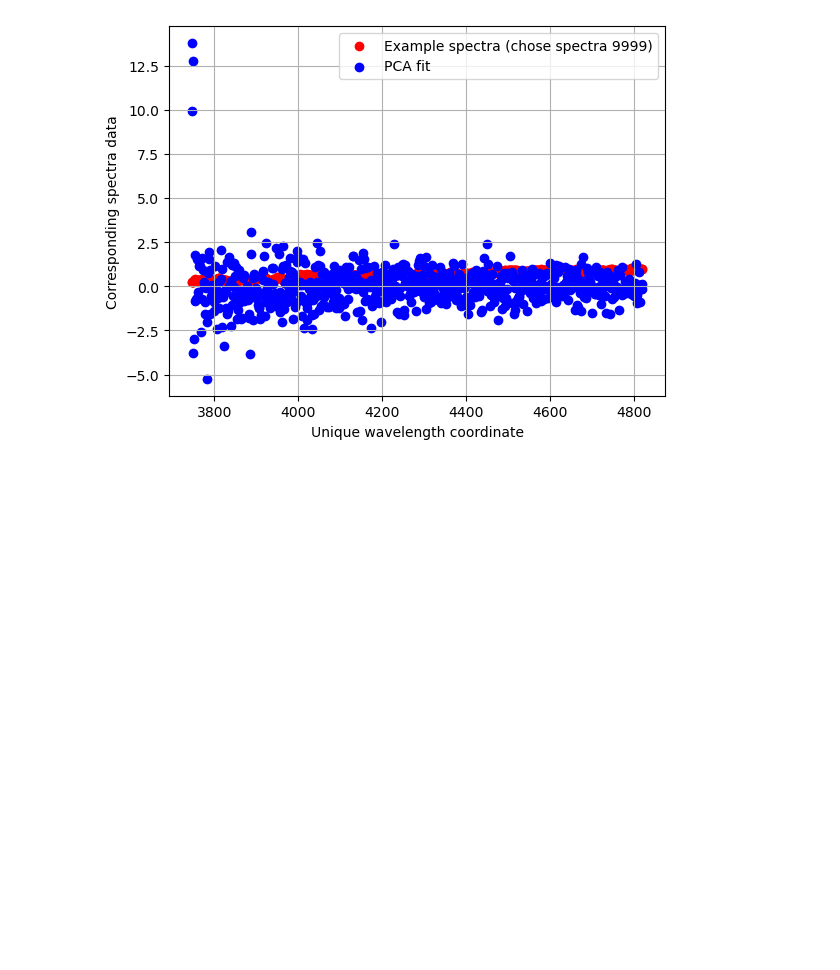
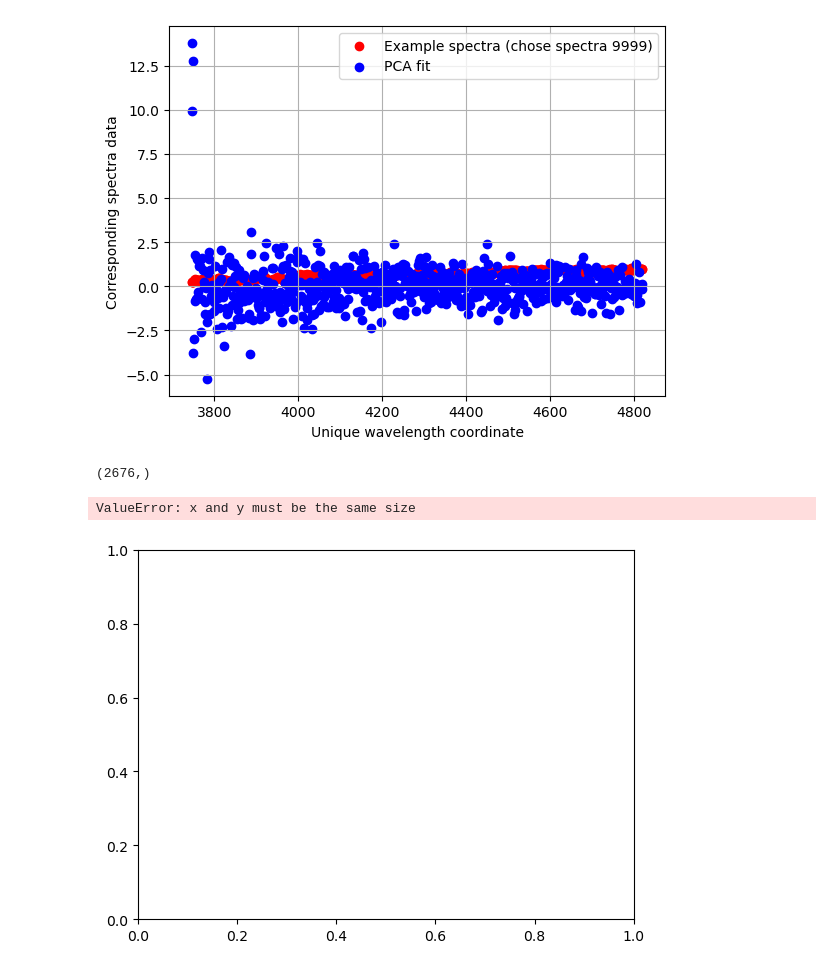
Before and after one commit to ocean-colour/habs, a Jupyter notebook: nb/PCA_problem.ipynb, the cells around one changed output. Drawn from its saved outputs; the diff is of its cells as text; code cells hidden in the pictures; blank space fills up the shorter version.

```diff
--- a/nb/PCA_problem.ipynb
+++ b/nb/PCA_problem.ipynb
@@ -199,5 +226,14 @@ plt.show()
 [figure]
 # %%
 # ii. Plot the first two eigenvalues for every galaxy.  Can you make sense of the distribution?
+# Chose 718 features
+updated_eigenvalues = eigenvalues[0:1]
+print(eigenvalues.shape)
+plt.scatter(updated_wavelength_grid_red, eigenvalues)
+plt.show()
+# %% [output]
+(2676,)
+ValueError: x and y must be the same size
+[figure, added]
 # %%
 # iii. Explore a few of the features that you see.
```
Also changed, not shown: parts of 5 cells of this notebook.
